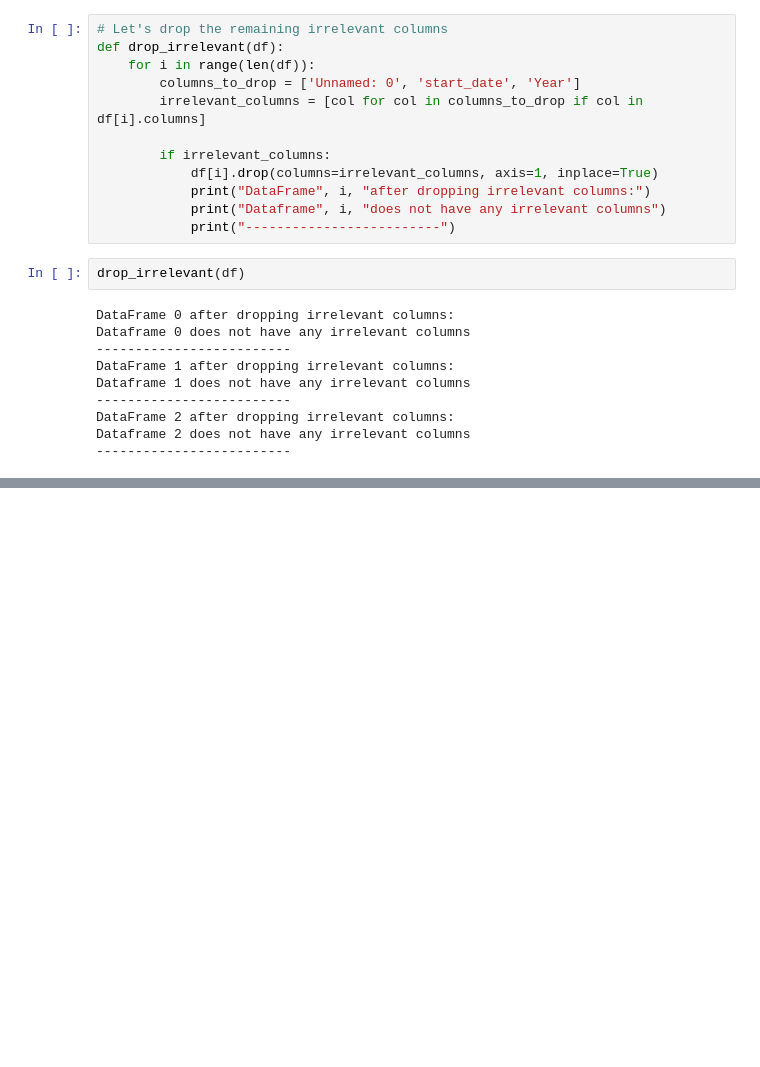
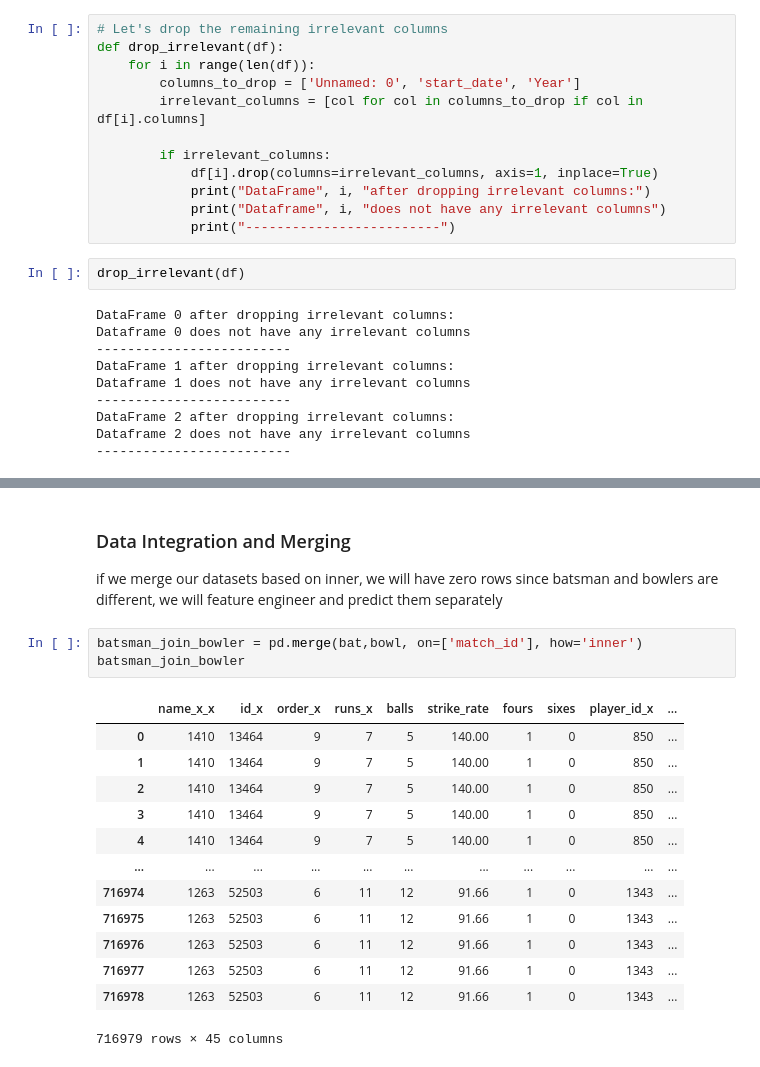
Before and after one commit to MuindeEsther/InternSavy-Projects, a Jupyter notebook: Task 3/prediction.ipynb, the cells around one changed output, grey strips where cells are left out. Drawn from its saved outputs; the diff is of its cells as text; blank space fills up the shorter version.

```diff
--- a/Task 3/prediction.ipynb
+++ b/Task 3/prediction.ipynb
@@ -389,0 +510,21 @@ df_list
+# %% [markdown]
+### Data Integration and Merging
+
+if we merge our datasets based on inner, we will have zero rows since batsman and bowlers are different, we will feature engineer and predict them separately
+# %%
+batsman_join_bowler = pd.merge(bat,bowl, on=['match_id'], how='inner')
+batsman_join_bowler
+# %% [output]
+|  | name_x_x | id_x | order_x | runs_x | balls | strike_rate | fours | sixes | player_id_x | ... |
+| 0 | 1410 | 13464 | 9 | 7 | 5 | 140.00 | 1 | 0 | 850 | ... |
+| 1 | 1410 | 13464 | 9 | 7 | 5 | 140.00 | 1 | 0 | 850 | ... |
+| 2 | 1410 | 13464 | 9 | 7 | 5 | 140.00 | 1 | 0 | 850 | ... |
+| 3 | 1410 | 13464 | 9 | 7 | 5 | 140.00 | 1 | 0 | 850 | ... |
+| 4 | 1410 | 13464 | 9 | 7 | 5 | 140.00 | 1 | 0 | 850 | ... |
+| ... | ... | ... | ... | ... | ... | ... | ... | ... | ... | ... |
+| 716974 | 1263 | 52503 | 6 | 11 | 12 | 91.66 | 1 | 0 | 1343 | ... |
+| 716975 | 1263 | 52503 | 6 | 11 | 12 | 91.66 | 1 | 0 | 1343 | ... |
+| 716976 | 1263 | 52503 | 6 | 11 | 12 | 91.66 | 1 | 0 | 1343 | ... |
+| 716977 | 1263 | 52503 | 6 | 11 | 12 | 91.66 | 1 | 0 | 1343 | ... |
+| 716978 | 1263 | 52503 | 6 | 11 | 12 | 91.66 | 1 | 0 | 1343 | ... |
+716979 rows × 45 columns
```
Also changed, not shown: parts of 25 cells of this notebook.
